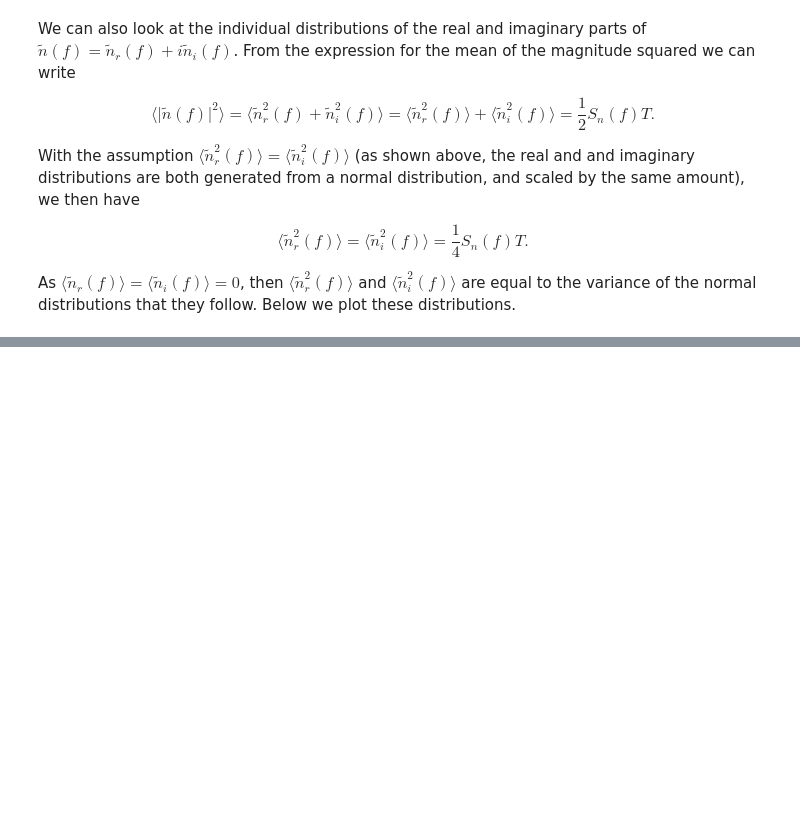
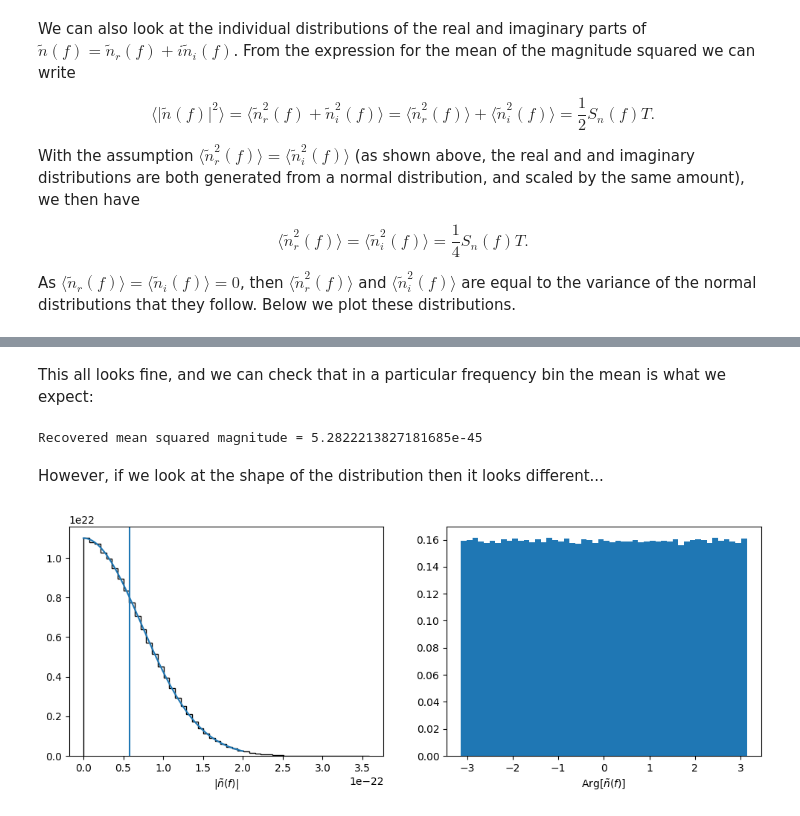
Before and after one commit to eliotfinch/fdringdown, a Jupyter notebook: notebooks/generating_noise.ipynb, the cells around one changed output, grey strips where cells are left out. Saved outputs shown, nothing was run; the diff lists cells and outputs as text; code cells hidden in the pictures; blank space fills up the shorter version.

```diff
--- a/notebooks/generating_noise.ipynb
+++ b/notebooks/generating_noise.ipynb
@@ -327,0 +284,37 @@ plt.show()
+# %% [markdown]
+This all looks fine, and we can check that in a particular frequency bin the mean is what we expect:
+# %%
+A = np.random.normal(scale=np.sqrt(0.5*T*asd_f**2), size=repeats)
+phi = 2*np.pi*np.random.random(size=repeats)
+
+instances_alt = A*np.exp(1j*phi)
+
+print('Recovered mean squared magnitude =',np.mean(abs(instances_alt)**2))
+# %% [output]
+Recovered mean squared magnitude = 5.2822213827181685e-45
+# %% [markdown]
+However, if we look at the shape of the distribution then it looks different...
+# %%
+fig, axs = plt.subplots(1, 2, figsize=(12,4), dpi=100)
+
+axs[0].hist(
+    np.abs(instances_alt),
+    bins=50,
+    density=True,
+    histtype='step',
+    color='k'
+    )
+
+axs[1].hist(np.angle(instances_alt), bins=50, density=True)
+
+# The amplitudes are now normally distributed, with the same mean and variance
+# as the Rayleigh distribution
+x = np.linspace(0, 2e-22, 100)
+axs[0].plot(x, 2*normal(x, np.sqrt((1/2)*asd_f**2*T)))
+
+axs[0].axvline(np.mean(np.abs(instances_alt)))
+
+axs[0].set_xlabel('$|\\tilde{n}(f)|$')
+_ = axs[1].set_xlabel('$\mathrm{Arg}[\\tilde{n}(f)]$')
+# %% [output]
+[figure, added]
```
Also changed, not shown: parts of 16 cells of this notebook.
